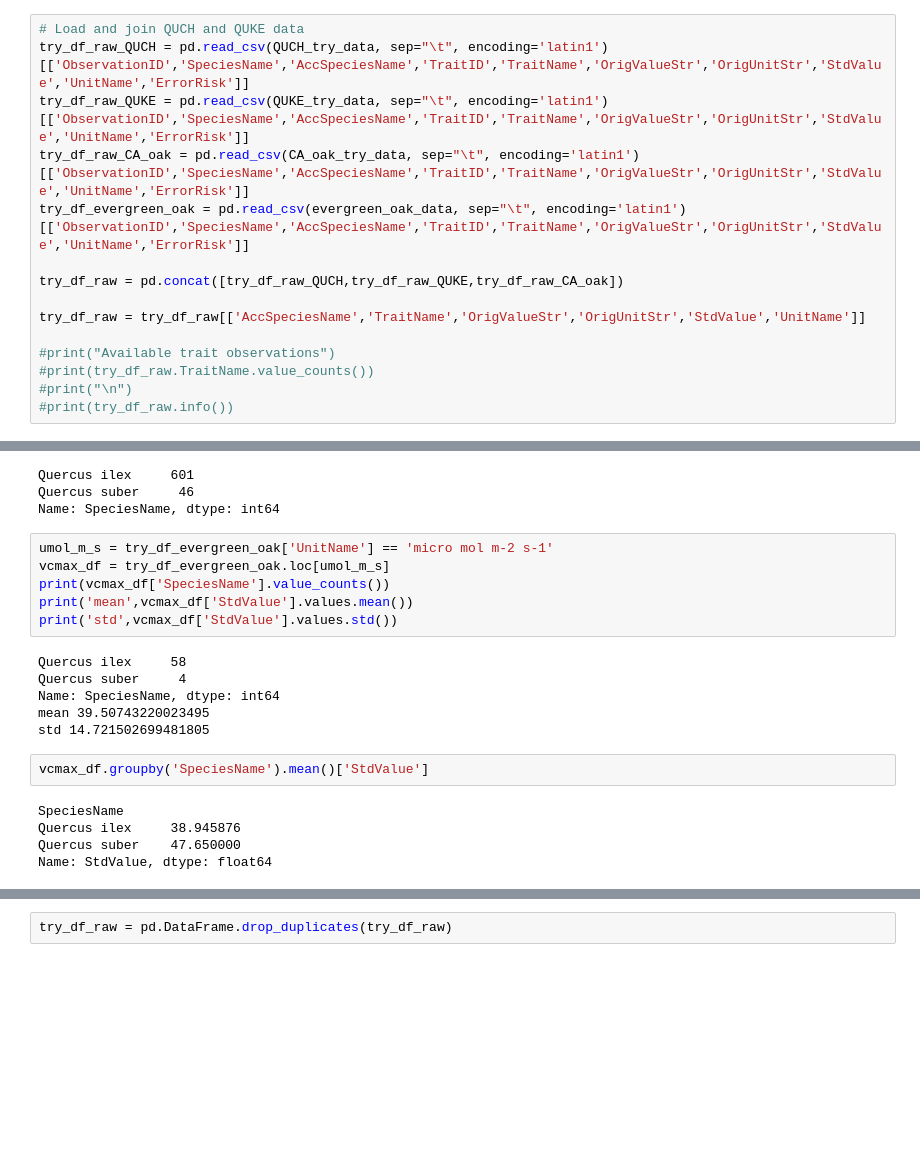
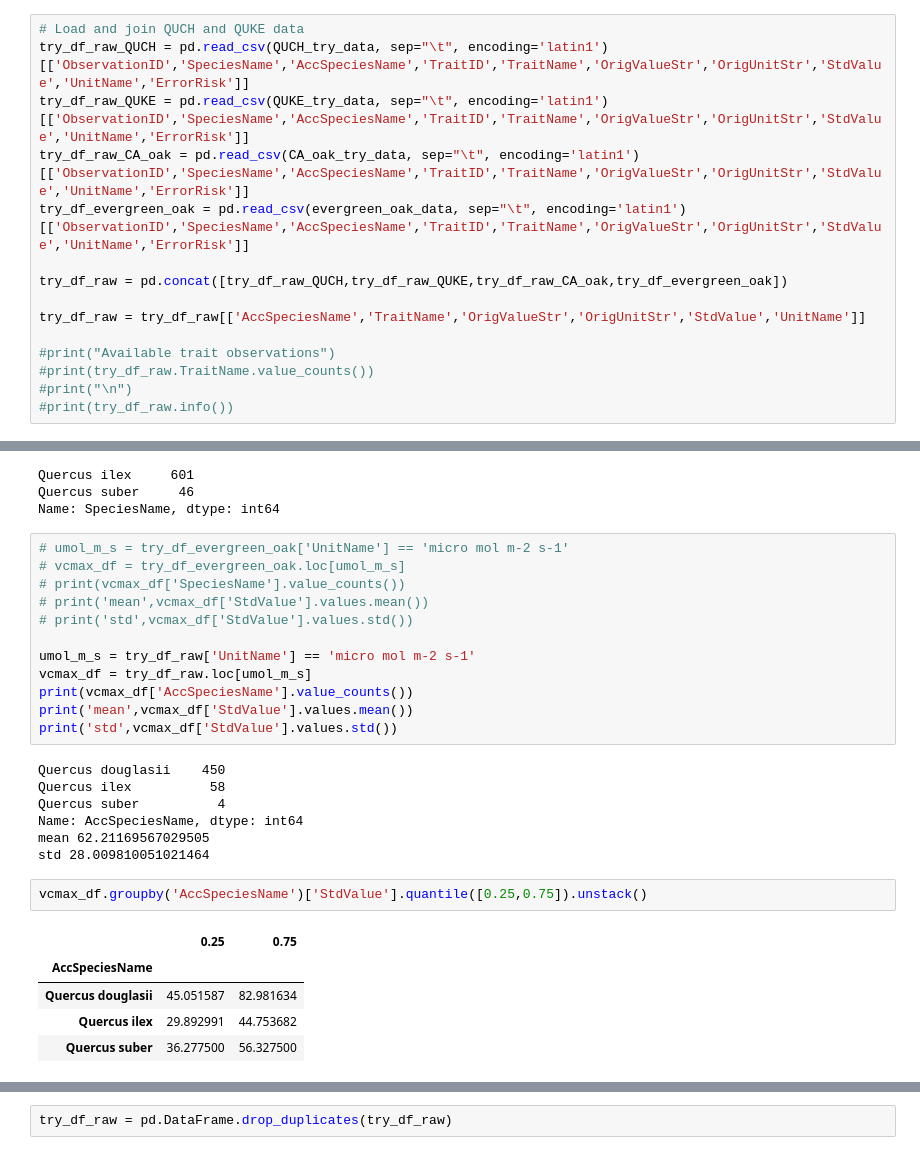
Before and after one commit to adamhb/california-fates, a Jupyter notebook: parameter_ranges/analyze_oak_trait_data.ipynb, the cells around one changed output, grey strips where cells are left out. Cells and saved outputs as stored; diff of their text form; blank space fills up the shorter version.

```diff
--- a/parameter_ranges/analyze_oak_trait_data.ipynb
+++ b/parameter_ranges/analyze_oak_trait_data.ipynb
@@ -166,7 +166,7 @@ try_df_raw_QUKE = pd.read_csv(QUKE_try_data, sep="\t", encoding='latin1')[['Obse
 try_df_raw_CA_oak = pd.read_csv(CA_oak_try_data, sep="\t", encoding='latin1')[['ObservationID','SpeciesName','AccSpeciesName','TraitID','TraitName','OrigValueStr','OrigUnitStr','StdValue','UnitName','ErrorRisk']]
 try_df_evergreen_oak = pd.read_csv(evergreen_oak_data, sep="\t", encoding='latin1')[['ObservationID','SpeciesName','AccSpeciesName','TraitID','TraitName','OrigValueStr','OrigUnitStr','StdValue','UnitName','ErrorRisk']]
 
-try_df_raw = pd.concat([try_df_raw_QUCH,try_df_raw_QUKE,try_df_raw_CA_oak])
+try_df_raw = pd.concat([try_df_raw_QUCH,try_df_raw_QUKE,try_df_raw_CA_oak,try_df_evergreen_oak])
 
 try_df_raw = try_df_raw[['AccSpeciesName','TraitName','OrigValueStr','OrigUnitStr','StdValue','UnitName']]
 
@@ -208,21 +208,29 @@ Quercus ilex     601
 Quercus suber     46
 Name: SpeciesName, dtype: int64
 # %%
-umol_m_s = try_df_evergreen_oak['UnitName'] == 'micro mol m-2 s-1'
-vcmax_df = try_df_evergreen_oak.loc[umol_m_s]
-print(vcmax_df['SpeciesName'].value_counts())
+# umol_m_s = try_df_evergreen_oak['UnitName'] == 'micro mol m-2 s-1'
+# vcmax_df = try_df_evergreen_oak.loc[umol_m_s]
+# print(vcmax_df['SpeciesName'].value_counts())
+# print('mean',vcmax_df['StdValue'].values.mean())
+# print('std',vcmax_df['StdValue'].values.std())
+
+umol_m_s = try_df_raw['UnitName'] == 'micro mol m-2 s-1'
+vcmax_df = try_df_raw.loc[umol_m_s]
+print(vcmax_df['AccSpeciesName'].value_counts())
 print('mean',vcmax_df['StdValue'].values.mean())
 print('std',vcmax_df['StdValue'].values.std())
 # %% [output]
-Quercus ilex     58
-Quercus suber     4
-Name: SpeciesName, dtype: int64
-mean 39.50743220023495
-std 14.721502699481805
+Quercus douglasii    450
+Quercus ilex          58
+Quercus suber          4
+Name: AccSpeciesName, dtype: int64
+mean 62.21169567029505
+std 28.009810051021464
 # %%
-vcmax_df.groupby('SpeciesName').mean()['StdValue']
+vcmax_df.groupby('AccSpeciesName')['StdValue'].quantile([0.25,0.75]).unstack()
 # %% [output]
-SpeciesName
-Quercus ilex     38.945876
-Quercus suber    47.650000
-Name: StdValue, dtype: float64
+|  | 0.25 | 0.75 |
+| AccSpeciesName |  |  |
+| Quercus douglasii | 45.051587 | 82.981634 |
+| Quercus ilex | 29.892991 | 44.753682 |
+| Quercus suber | 36.277500 | 56.327500 |
```
Also changed, not shown: parts of 4 cells of this notebook, 5 other files.
